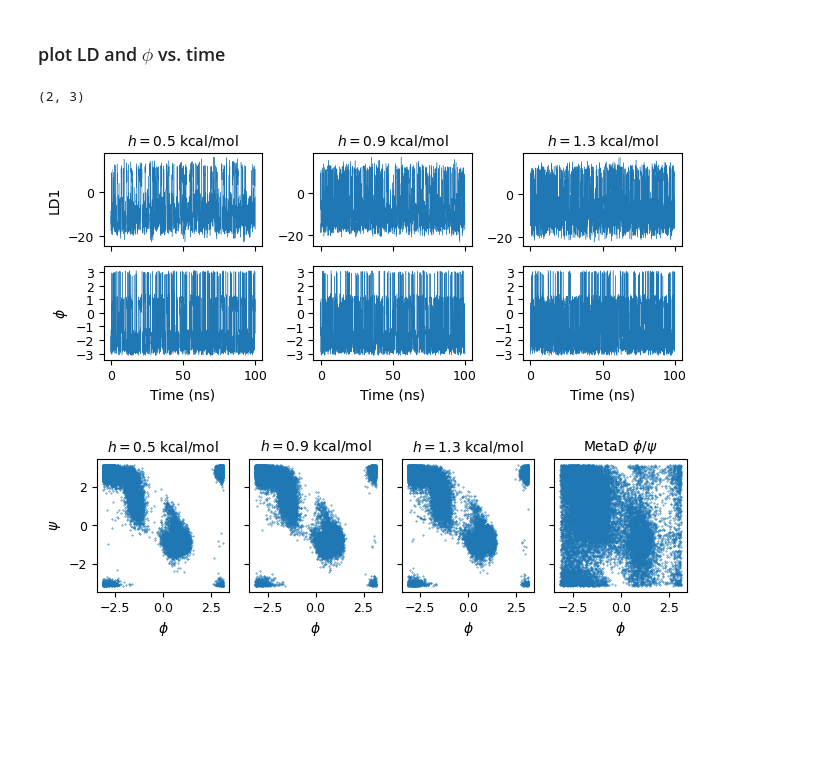
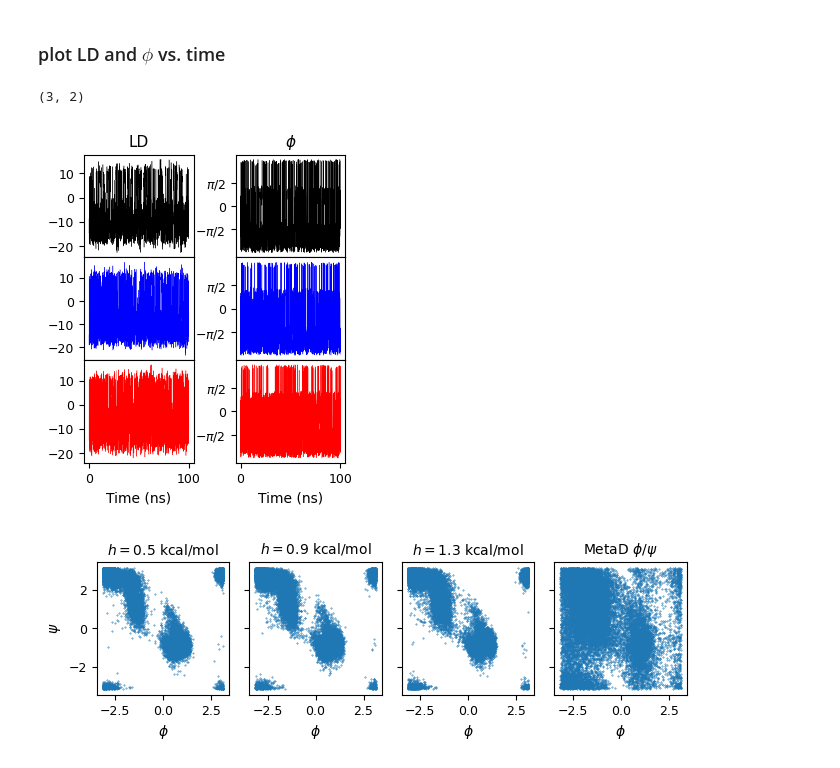
Before and after one commit to hocky-research-group/ShapeGMM_tutorial_2025, a Jupyter notebook: analyze_data/Part2_Analyze_Metad.ipynb, the cells around one changed output. Drawn from its saved outputs; the diff is of its cells as text; code cells hidden in the pictures; blank space fills up the shorter version.

```diff
--- a/analyze_data/Part2_Analyze_Metad.ipynb
+++ b/analyze_data/Part2_Analyze_Metad.ipynb
@@ -180,8 +181,8 @@ plt.savefig(os.path.join(output_folder,"fes_metad_from_metad_lda.pdf"))
 # %% [markdown]
 ### scatter plot: comparing 2d fes with reference FE
 # %%
-fig, axs = plt.subplots(1, 3, sharex=True, sharey=True, figsize=(6.69,2.5))
-
+fig, axs = plt.subplots(3, 1, sharex=True, sharey=True, figsize=(3.37,4),gridspec_kw={'hspace': 0})
+colors = ['black','blue','red']
 for i in range(len(folders)):
     phi, psi = colvar_data[i, 2:4, :]
     wgts = np.exp(colvar_data[i,-1,:]/kt)
@@ -193,16 +194,17 @@ for i in range(len(folders)):
     fe = -kt*np.log(hist)
     fe -= fe.min()
 
-    axs[i].set_xlim(0,15)
-    axs[i].set_ylim(0,15)
+    axs[i].set_xlim(0,13)
+    axs[i].set_ylim(0,13)
+    axs[i].set_xticks([0,5,10])
+    axs[i].set_yticks([0,5,10])
     axs[i].plot(np.arange(16), np.arange(16), lw=1.0, ls='--', color='k')
     axs[i].grid(axis='both', which='major', linestyle='--', color='lightgrey')
-    axs[i].set_title(titles[i], fontsize=10)
-    axs[i].scatter(fe.flatten(), fe_ref.flatten(), marker='o', s=1.0)
+    #axs[i].set_title(titles[i], fontsize=10)
+    axs[i].scatter(fe.flatten(), fe_ref.flatten(), marker='o', s=1.0,c=colors[i])
     axs[i].set_aspect("equal")
-    axs[i].set_xlabel('FE from LD (kcal/mol)')
-
-axs[0].set_ylabel('FE from $\phi/\psi$ (kcal/mol)')
+axs[1].set_ylabel('$\phi/\psi$ FE (kcal/mol)')
+axs[2].set_xlabel('LD FE (kcal/mol)')
 
 fig.tight_layout()
 plt.savefig(os.path.join(output_folder,"compare_fes_metad_phipsi_to_metad_lda.pdf"))
@@ -211,22 +250,25 @@ plt.savefig(os.path.join(output_folder,"compare_fes_metad_phipsi_to_metad_lda.pd
 # %% [markdown]
 ### plot LD and $\phi$ vs. time
 # %%
-fig, axs = plt.subplots(2, 3, sharex=True,  figsize=(6.69,3.0))
+fig, axs = plt.subplots(3, 2, sharex=True,  figsize=(3.37,4.0),gridspec_kw={'hspace': 0,'wspace':0.38})
 print(axs.shape)
 for i in range(len(folders)):
-    axs[0,i].set_title(titles[i], fontsize=10)
-    axs[0,0].set_ylabel("LD1")
-    axs[1,0].set_ylabel("$\phi$")
-    axs[0,i].plot(colvar_data[i,0,::10]/1000,  colvar_data[i,1,::10], lw=0.3)
-    axs[1,i].plot(colvar_data[i,0,::10]/1000,  colvar_data[i,2,::10], lw=0.3)
-    axs[1,i].set_xlabel("Time (ns)")
-    axs[1,i].set_yticks(np.arange(-3,4,1))
-
+    #axs[i,0].set_title(titles[i], fontsize=10)
+    #axs[0,0].set_ylabel("LD1")
+    #axs[0,1].set_ylabel("$\phi$")
+    axs[i,0].plot(colvar_data[i,0,::10]/1000,  colvar_data[i,1,::10], lw=0.3,c=colors[i])
+    axs[i,1].plot(colvar_data[i,0,::10]/1000,  colvar_data[i,2,::10], lw=0.3,c=colors[i])
+    axs[i,0].set_xlabel("Time (ns)")
+    axs[i,1].set_xlabel("Time (ns)")
+    axs[i,0].set_yticks([-20,-10,0,10])
+    axs[i,1].set_yticks([-np.pi/2,0,np.pi/2],labels=["$-\pi/2$","0","$\pi/2$"])
+axs[0,0].set_title("LD")
+axs[0,1].set_title("$\phi$")
 fig.tight_layout()
 plt.savefig(os.path.join(output_folder,"metad_ld_vs_time.pdf"))
 # %% [output]
-(2, 3)
+(3, 2)
-[figure, old version]
+[figure, new version]
 # %%
 fig, axs = plt.subplots(1, 4, sharex=True, sharey=True, figsize=(6.69,2.5))
 
```
Also changed, not shown: parts of 4 cells of this notebook.
